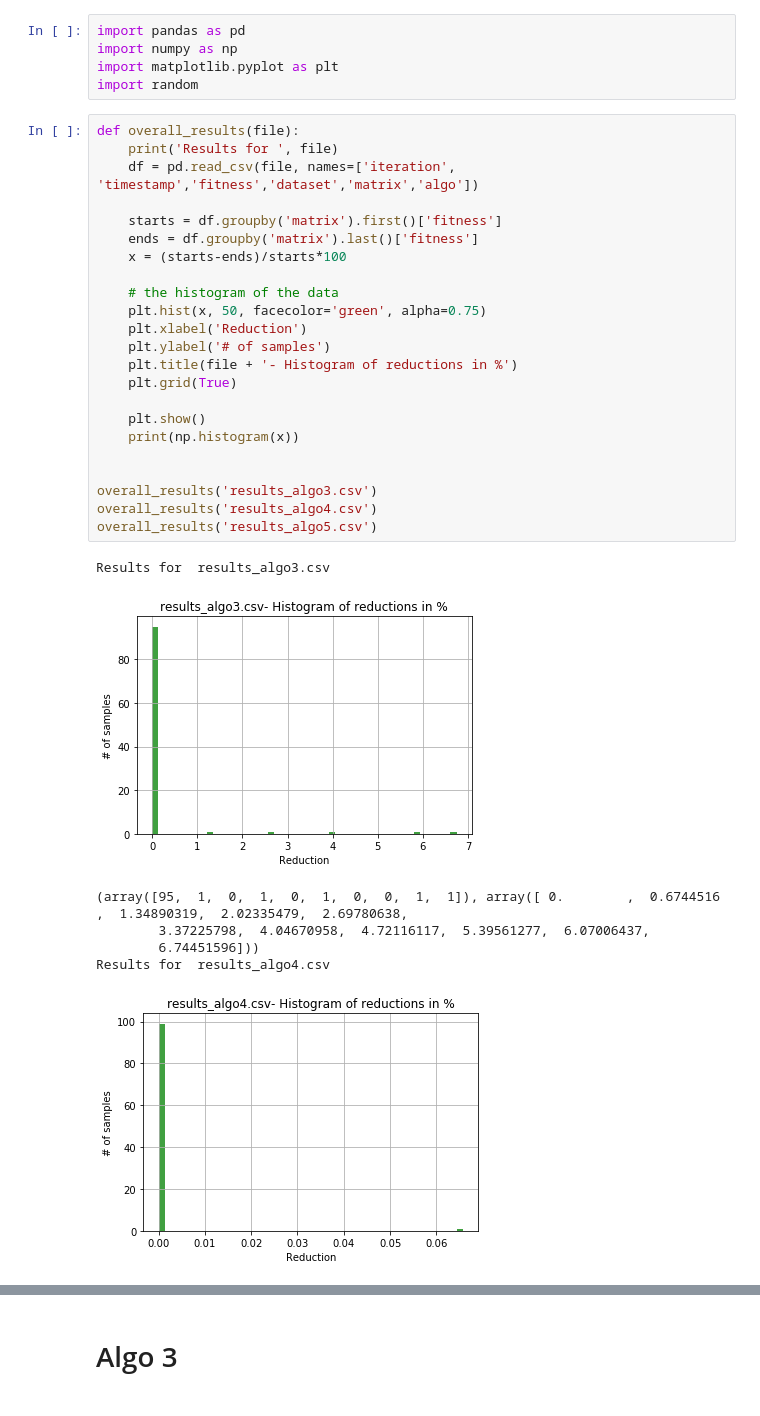
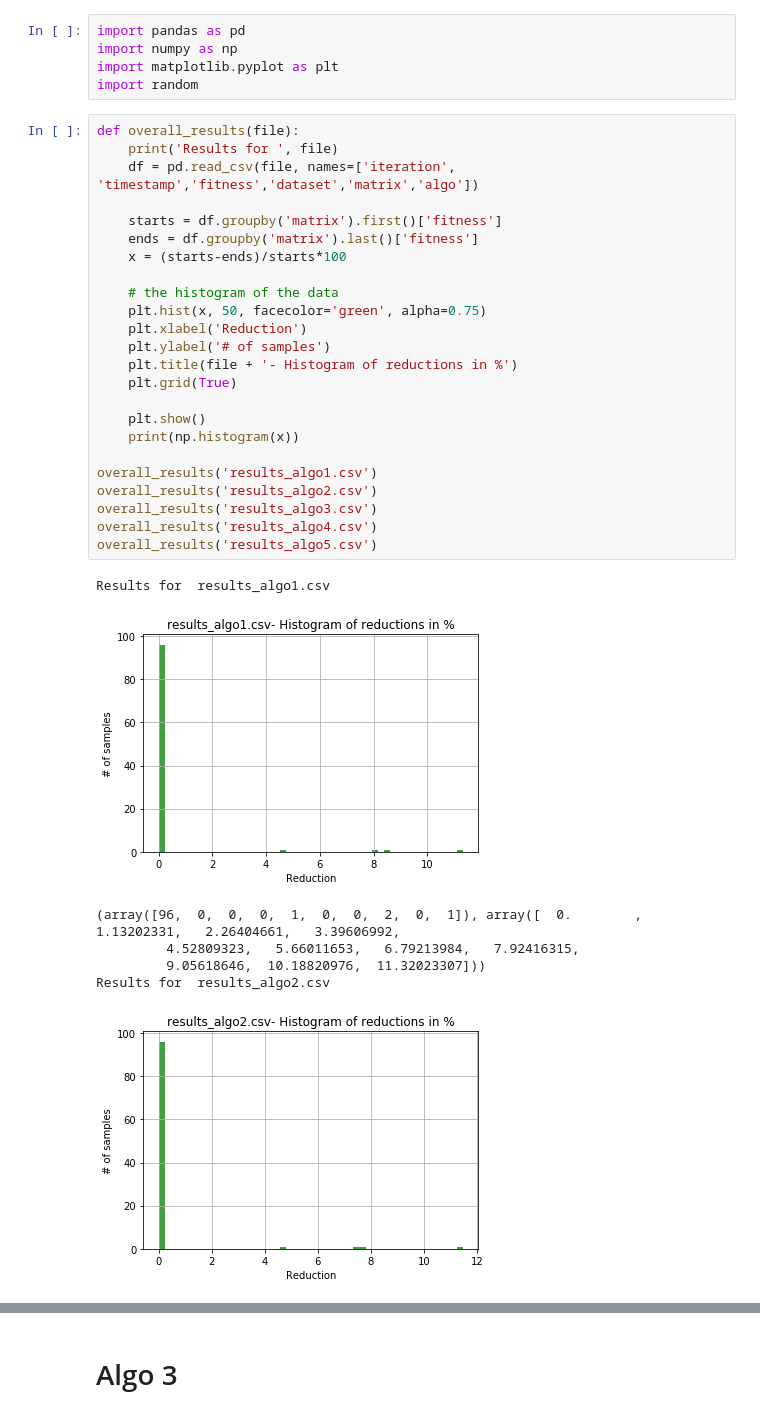
Before and after one commit to alceubissoto/mo640, a Jupyter notebook: results/MO640.ipynb, the cells around one changed output, grey strips where cells are left out. Cells and saved outputs as stored; diff of their text form.

Commit message:
algo 1 and 2 + results

```diff
--- a/results/MO640.ipynb
+++ b/results/MO640.ipynb
@@ -8,31 +8,32 @@ import random
 # %%
 def overall_results(file):
     print('Results for ', file)
     df = pd.read_csv(file, names=['iteration', 'timestamp','fitness','dataset','matrix','algo'])
 
     starts = df.groupby('matrix').first()['fitness']
     ends = df.groupby('matrix').last()['fitness']
     x = (starts-ends)/starts*100
 
     # the histogram of the data
     plt.hist(x, 50, facecolor='green', alpha=0.75)
     plt.xlabel('Reduction')
     plt.ylabel('# of samples')
     plt.title(file + '- Histogram of reductions in %')
     plt.grid(True)
 
     plt.show()
     print(np.histogram(x))
 
-
+overall_results('results_algo1.csv')
+overall_results('results_algo2.csv')
 overall_results('results_algo3.csv')
 overall_results('results_algo4.csv')
 overall_results('results_algo5.csv')
 # %% [output]
-Results for  results_algo3.csv
+Results for  results_algo1.csv
-[figure, old version]
+[figure, new version]
-(array([95,  1,  0,  1,  0,  1,  0,  0,  1,  1]), array([ 0.        ,  0.6744516 ,  1.34890319,  2.02335479,  2.69780638,
-        3.37225798,  4.04670958,  4.72116117,  5.39561277,  6.07006437,
-        6.74451596]))
-Results for  results_algo4.csv
+(array([96,  0,  0,  0,  1,  0,  0,  2,  0,  1]), array([  0.        ,   1.13202331,   2.26404661,   3.39606992,
+         4.52809323,   5.66011653,   6.79213984,   7.92416315,
+         9.05618646,  10.18820976,  11.32023307]))
+Results for  results_algo2.csv
-[figure, old version]
+[figure, new version]
```
Also changed, not shown: parts of 1 cell of this notebook, 1 other file.
